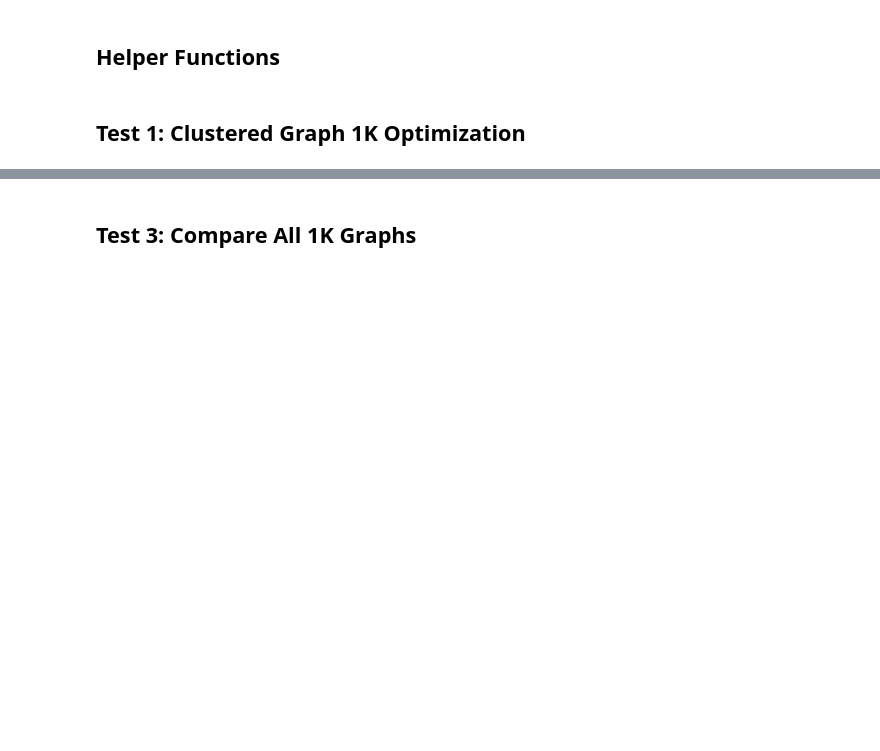
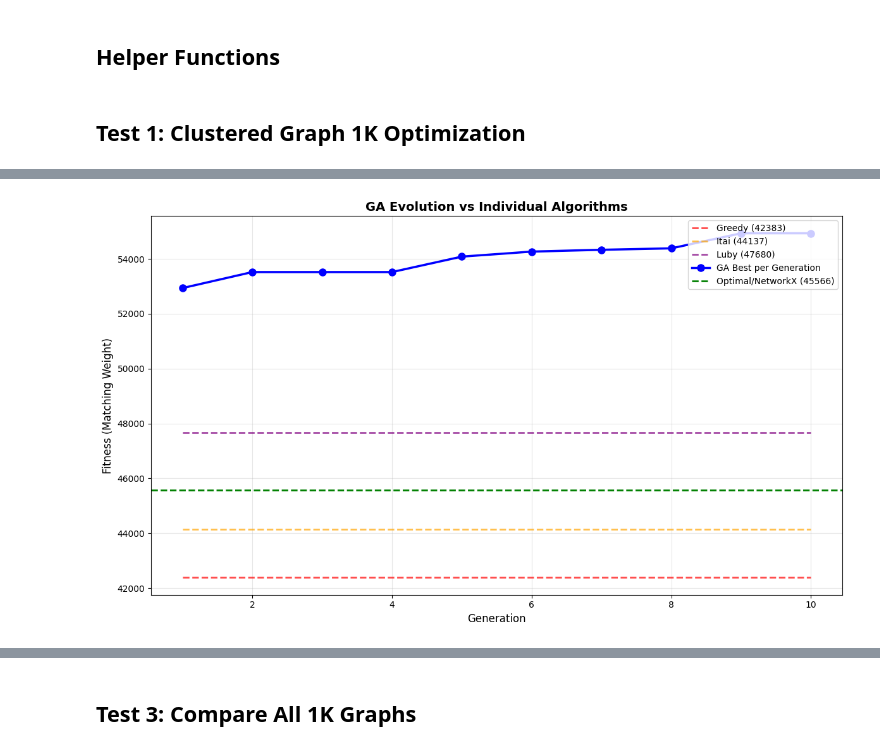
Before and after one commit to duanitamir/INSP-meta-algorithm, a Jupyter notebook: notebooks/test_meta_algorithm.ipynb, the cells around one changed output, grey strips where cells are left out. Saved outputs shown, nothing was run; the diff lists cells and outputs as text; code cells hidden in the pictures; blank space fills up the shorter version.

Commit message:
refactor: distributing the algorithm

```diff
--- a/notebooks/test_meta_algorithm.ipynb
+++ b/notebooks/test_meta_algorithm.ipynb
@@ -71,12 +191,15 @@ def run_ga_experiment(graph: GraphManager, graph_name: str,
 # %% [markdown]
 ## Test 1: Clustered Graph 1K Optimization
 # %%
-test_graph = CLUSTERED_GRAPH_100
+NR_OF_NODES = 1000
+SEED = 23
+test_graph = _create_clustered_graph(seed=SEED)
 # Load and prepare clustered graph
 print(f"Loading graph...")
 print(f"  Name: {test_graph['name']}")
 print(f"  Vertices: {len(test_graph['vertices'])}")
 print(f"  Edges: {len(test_graph['edges'])}")
+print(f"  Seed: {SEED}")
 print(f"  Expected optimal weight: {test_graph['optimal_weight']}")
 print()
 
@@ -186,0 +322,63 @@ Fitness per generation:
+# %%
+# Plot fitness history with all three algorithm baselines
+history = result['fitness_history']
+generations_list = list(range(1, len(history) + 1))
+
+greedy_line = [result['greedy_baseline']] * len(history)
+itai_line = [result['itai_baseline']] * len(history)
+luby_line = [result['luby_baseline']] * len(history)
+
+plt.figure(figsize=(12, 7))
+
+# Plot individual algorithms as dashed lines (baselines)
+if result['greedy_baseline'] > 0:
+    plt.plot(generations_list, greedy_line, 'r--', linewidth=2, label=f"Greedy ({result['greedy_baseline']:.0f})", alpha=0.7)
+if result['itai_baseline'] > 0:
+    plt.plot(generations_list, itai_line, 'orange', linestyle='--', linewidth=2, label=f"Itai ({result['itai_baseline']:.0f})", alpha=0.7)
+if result['luby_baseline'] > 0:
+    plt.plot(generations_list, luby_line, 'purple', linestyle='--', linewidth=2, label=f"Luby ({result['luby_baseline']:.0f})", alpha=0.7)
+
+# Plot GA evolution as solid line
+plt.plot(generations_list, history, 'b-', linewidth=2.5, markersize=8, marker='o', label='GA Best per Generation')
+
+# Optimal baseline
+plt.axhline(y=result['optimal_weight'], color='g', linestyle='--', linewidth=2, label=f"Optimal/NetworkX ({result['optimal_weight']:.0f})")
+
+plt.xlabel('Generation', fontsize=12)
+plt.ylabel('Fitness (Matching Weight)', fontsize=12)
+plt.title('GA Evolution vs Individual Algorithms', fontsize=14, fontweight='bold')
+plt.grid(True, alpha=0.3)
+plt.legend(fontsize=10, loc='best')
+plt.tight_layout()
+plt.show()
+
+# Print comparison table
+time_per_gen = result['ga_time_per_generation']
+
+print("Fitness per generation:")
+print(f"{'Gen':<5} {'GA':<12} {'Greedy':<12} {'Itai':<12} {'Luby':<12} {'Optimal':<12}")
+print("-" * 65)
+for gen, ga_fit in enumerate(history, 1):
+    print(f"{gen:<5} {ga_fit:<12.1f} {result['greedy_baseline']:<12.1f} {result['itai_baseline']:<12.1f} {result['luby_baseline']:<12.1f} {result['optimal_weight']:<12.1f}")
+
+print()
+print("Algorithm Comparison:")
+print(f"  Greedy:        {result['greedy_baseline']:.1f}")
+print(f"  Itai:          {result['itai_baseline']:.1f}")
+print(f"  Luby:          {result['luby_baseline']:.1f}")
+print(f"  GA best:       {result['best_fitness']:.1f}")
+print(f"  Optimal/NX:    {result['optimal_weight']:.1f}")
+print()
+print("GA vs Individual Algorithms:")
+if result['greedy_baseline'] > 0:
+    improvement = (result['best_fitness'] - result['greedy_baseline']) / result['greedy_baseline'] * 100
+    print(f"  vs Greedy:     {improvement:+.1f}%")
+if result['itai_baseline'] > 0:
+    improvement = (result['best_fitness'] - result['itai_baseline']) / result['itai_baseline'] * 100
+    print(f"  vs Itai:       {improvement:+.1f}%")
+if result['luby_baseline'] > 0:
+    improvement = (result['best_fitness'] - result['luby_baseline']) / result['luby_baseline'] * 100
+    print(f"  vs Luby:       {improvement:+.1f}%")
+print()
+# %% [output]
+[figure, added]
```
Also changed, not shown: parts of 13 cells of this notebook, 9 other files.
